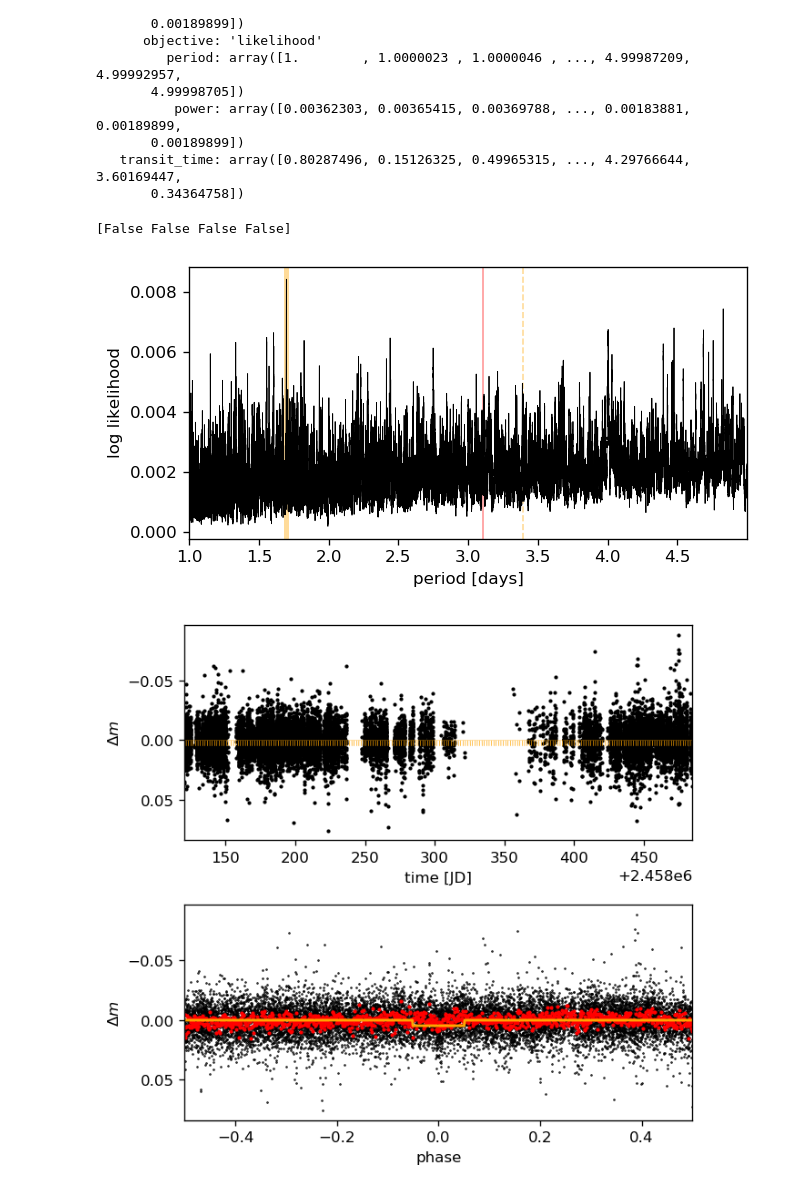
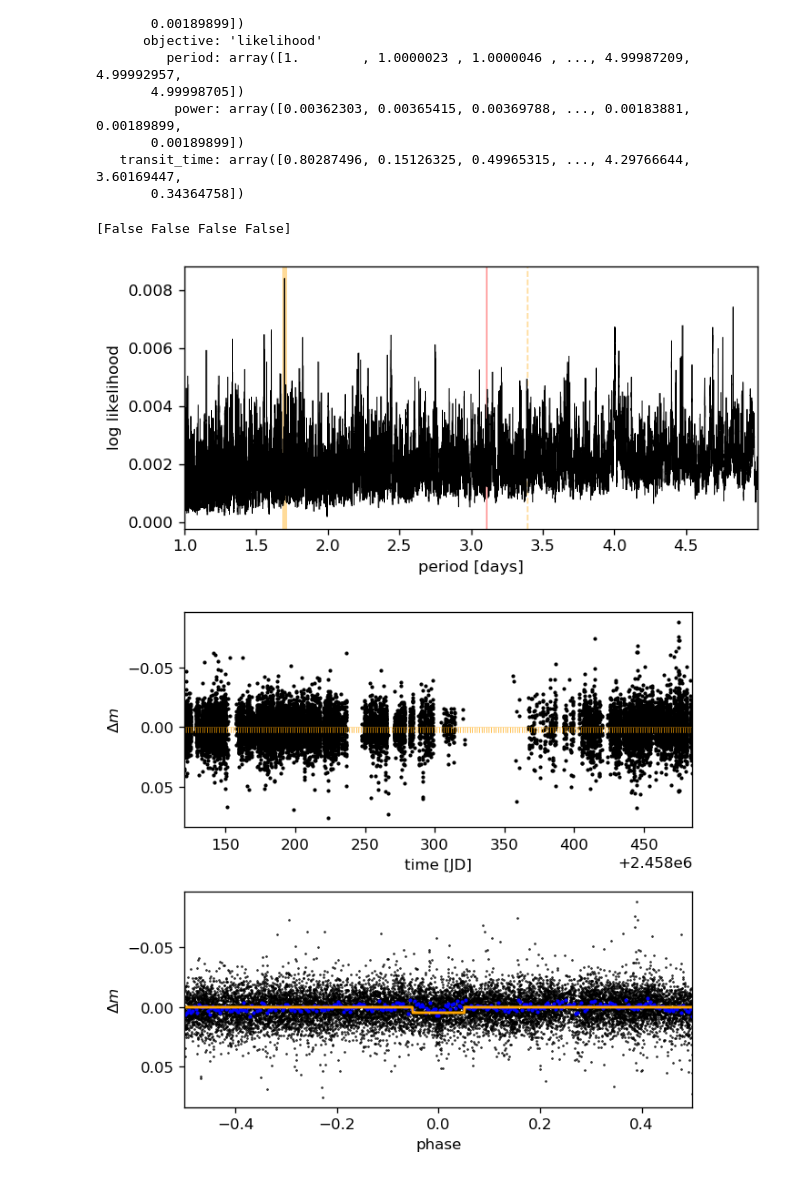
Before and after one commit to ruoyanwangdr/Dectection-of-Bright-Transiting-Exoplanet-with-MASCARA-TESS, a Jupyter notebook: ls_1934956.ipynb, the cells around one changed output. Drawn from its saved outputs; the diff is of its cells as text; code cells hidden in the pictures.

```diff
--- a/ls_1934956.ipynb
+++ b/ls_1934956.ipynb
@@ -1,7 +1,7 @@
 # %%
 from matplotlib import rcParams
 rcParams["figure.dpi"] = 120
-rcParams["savefig.dpi"] = 120
+rcParams["savefig.dpi"] = 200
 
 import numpy as np
 import matplotlib.pyplot as plt
@@ -119,7 +119,7 @@ epoch = 1520.1104+2457000
 
 phase = np.mod(((ls_jd - epoch) / P) + .5, 1) - .5
 
-binned_phase, binned_mag = spec_digitize_median(phase, original_mag, 1200)
+binned_phase, binned_mag = spec_digitize_median(phase, original_mag, 300)
 
 plt.figure()
 plt.xlim(ls_jd.min(), ls_jd.max())
@@ -134,14 +134,14 @@ plt.legend()
 
 plt.figure()
 plt.xlim(phase.min(),phase.max())
-#plt.ylim(0.01,-0.01)
-#plt.xlim(-0.1,0.1)
+plt.ylim(original_mag.min(),original_mag.max())
+#plt.xlim(-0.06,0.06)
 plt.plot(phase, original_mag, '.k', ms=1, label='Signal')
-plt.plot(binned_phase, binned_mag, '.r', ms=3, label='Binned')
+#plt.plot(binned_phase, binned_mag, '.b', ms=5, label='Binned')
 plt.gca().invert_yaxis()
 plt.title("Period: {0} d".format(P))
 plt.xlabel("Phase")
 plt.ylabel(r'$\Delta m$')
-plt.legend()
+#plt.legend()
 #plt.savefig('ascc_1934956_injected_phase_folding.png', dpi=200)
 # %% [output]
@@ -190,6 +190,9 @@ ax.plot(results.period, results.power, "k", lw=0.5)
 ax.set_xlim(results.period.min(), results.period.max())
 ax.set_xlabel("period [days]")
 ax.set_ylabel("log likelihood");
+#ax.set_title('Periodogram')
+plt.tight_layout()
+plt.savefig('ascc_1934956_periodogram.png')
 
 # Signal recovery test
 def signal_recovery_test(p_inj, p_rec, N=np.array([1, 2, 1/2, 1/3])):
@@ -206,33 +209,34 @@ duration = results.duration[index]
 
 # Set plotting configurations
 fig, axes = plt.subplots(2, 1, figsize=(6, 6))
 fig.subplots_adjust(hspace=0.3)
 
 # Plot the light curve and best-fit model
 ax = axes[0]
 ax.plot(ls_jd, original_mag, ".k", ms=3)
 x = np.linspace(ls_jd.min(), ls_jd.max(), 3*len(ls_jd))
 f = model.model(x, period, duration, t0)*(-1)
 ax.plot(x, f, lw=0.2, c='orange')
 ax.set_xlim(ls_jd.min(), ls_jd.max())
 ax.invert_yaxis()
 ax.set_xlabel("time [JD]")
 ax.set_ylabel(r'$\Delta m$');
 
 # Plot the folded data points within 0.5 days of the transit time
 ax = axes[1]
 ax.plot(phase, original_mag, ".k", ms=1)
-ax.plot(binned_phase, binned_mag, '.r', ms=3, label='Binned')
+ax.plot(binned_phase, binned_mag, '.b', ms=3, label='Binned')
 
 # Over-plot the best fit model
 x = np.linspace(phase.min(), phase.max(), 1000)
 f = model.model(x + t0, period, duration, t0)*(-1)
 ax.plot(x, f, lw=1.75, c='orange')
 ax.set_xlim(phase.min(), phase.max())
+#ax.set_xlim(-0.1,0.1)
 ax.invert_yaxis()
 ax.set_xlabel("phase")
 ax.set_ylabel(r'$\Delta m$');
 # %% [output]
 [False False False False]
-[figure, old version]
+[figure, new version]
-[figure, old version]
+[figure, new version]
```
Also changed, not shown: parts of 4 cells of this notebook.
